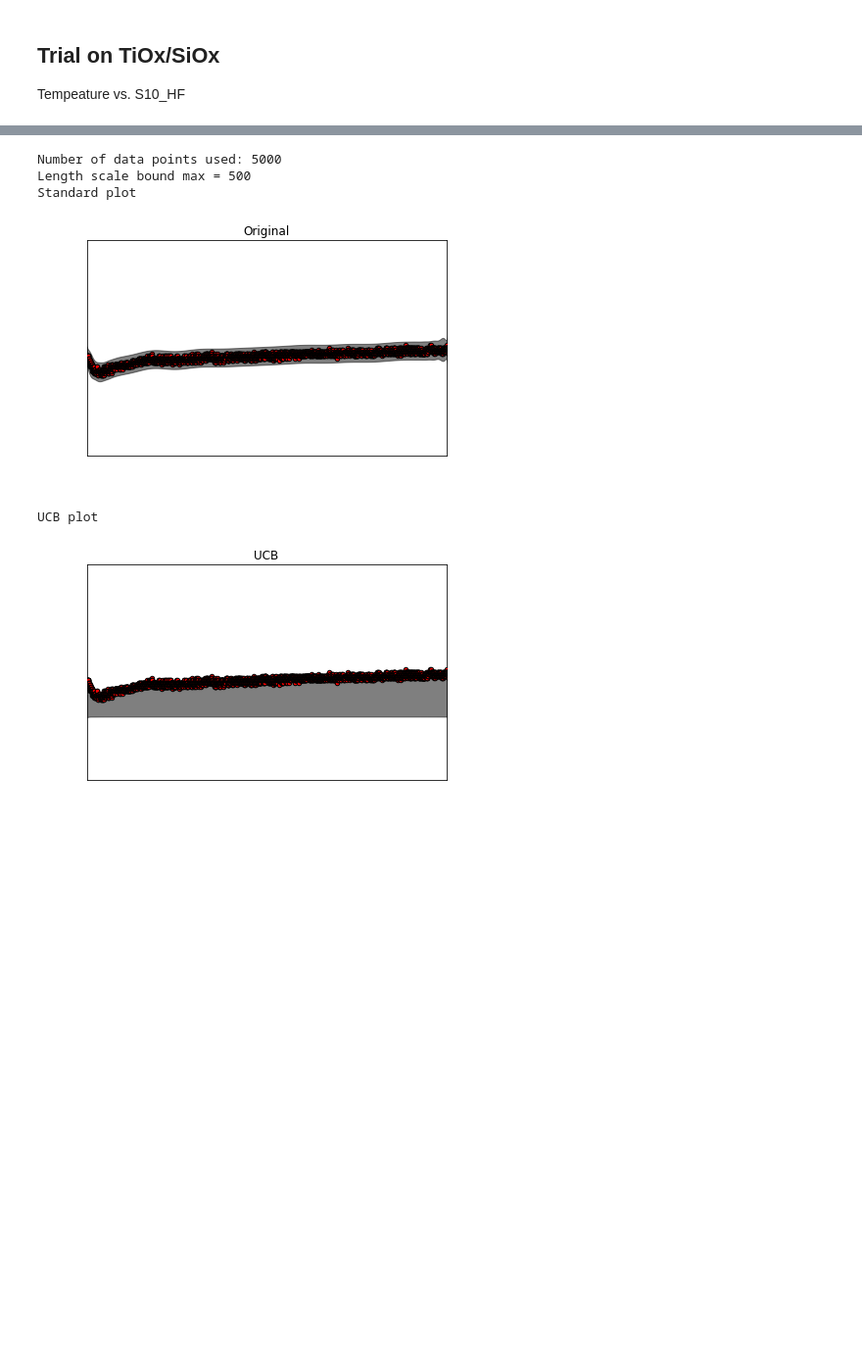
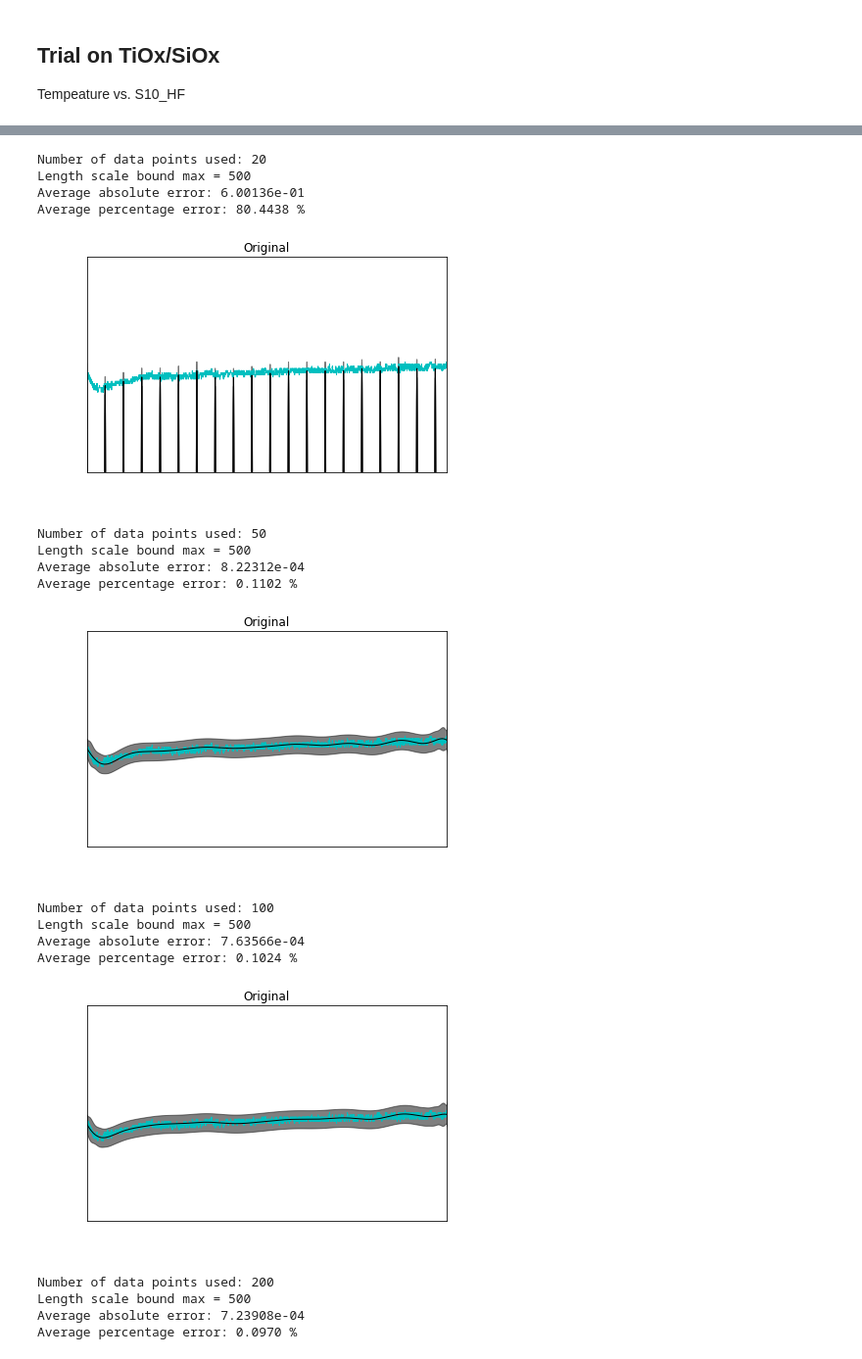
Before and after one commit to michelleliu1027/Bayesian_PV, a Jupyter notebook: BO_lengthscale.ipynb, the cells around one changed output, grey strips where cells are left out. Shown at 98% size. Drawn from its saved outputs; the diff is of its cells as text; code cells hidden in the pictures; blank space fills up the shorter version.

Commit message:
experiment on lengthscale and  num of data points

```diff
--- a/BO_lengthscale.ipynb
+++ b/BO_lengthscale.ipynb
@@ -96,12 +65,11 @@ def plot (X,X_,y_mean,y,y_cov):
 # %%
 # Preparing training set from a few data points
-#
-x_loop = np.arange(0,5000,100)
-X = x_normal[x_loop].reshape(x_loop.size)
+NUM_OF_DATA_POINTS = 100
+x_loop = np.arange(0,5000,int(5000/NUM_OF_DATA_POINTS))
+X = x_loop
 Y = y_normal[x_loop]
 X = X.reshape(x_loop.size,1)
 
-X_ = np.linspace(0,5000, 5000)
 
 # Kernel setting
 length_scale_bounds_MAX = None
@@ -111,12 +79,11 @@ for length_scale_bounds_MAX in (10,20,50,100,200,400,500,700,1000,1500,2000):
     kernel = 1.0 * RBF(length_scale=20,length_scale_bounds=(length_scale_bounds_MIN, length_scale_bounds_MAX)) + WhiteKernel(noise_level=0.0001)
     gp = GaussianProcessRegressor(kernel=kernel,alpha=0.0).fit(X, Y)
     y_mean = gp.predict(X_[:, np.newaxis])
-    acp_value = ucb(X_, gp, 0.1, 5)
-    ucb_y_min = acp_value[-1]
     print('Length scale bound max =',length_scale_bounds_MAX)
-    # ,'\nStandard plot')
-    plot (X,X_,y_mean,y,y_cov)
-    # print('UCB plot')
-    # ucb_plot(X,Y,X_, y_mean,ucb_y_min)
+    print ('Average absolute error:',
+    np.format_float_scientific(np.mean(np.absolute(y_normal-y_mean)),precision=5))
+    print ('Average percentage error:',
+    np.format_float_positional(np.mean(np.absolute((y_normal-y_mean)/y_normal*100)),precision=4),'%')
+    plot(x_normal ,y_normal, X,X_,y_mean,Y,y_cov)
 # %% [output]
 Length scale bound max = 10
@@ -134,34 +113,44 @@ Length scale bound max = 400
 ... (10 outputs left out)
 # %%
-# Preparing training set from a few data points
-#
-x_loop = np.arange(0,5000,1)
-X = x_normal[x_loop].reshape(x_loop.size)
-Y = y_normal[x_loop]
-X = X.reshape(x_loop.size,1)
-
-X_ = np.linspace(0,5000, 5000)
-
+# Preparing training set from a range of data points
 # Kernel setting
 length_scale_bounds_MAX = 500
 length_scale_bounds_MIN = 1e-4
 
-# for length_scale_bounds_MAX in (10,20,50,100,200,400,500,700,1000,1500,2000):
+for NUM_OF_DATA_POINTS in (20,50,100,200,500,1000,2000,3000,4000,5000):
+    x_loop = np.arange(0,5000,int(5000/NUM_OF_DATA_POINTS))
+    X = x_normal[x_loop].reshape(x_loop.size)
+    Y = y_normal[x_loop]
+    X = X.reshape(x_loop.size,1)
 
-kernel = 1.0 * RBF(length_scale=20,length_scale_bounds=(length_scale_bounds_MIN, length_scale_bounds_MAX)) + WhiteKernel(noise_level=0.00000001)
-gp = GaussianProcessRegressor(kernel=kernel,alpha=0.0).fit(X, Y)
-y_mean = gp.predict(X_[:, np.newaxis])
-acp_value = ucb(X_, gp, 0.1, 5)
-ucb_y_min = acp_value[-1]
-print('Number of data points used:', x_loop.size)
-print('Length scale bound max =',length_scale_bounds_MAX,'\nStandard plot')
-plot (X,X_,y_mean,Y,y_cov)
-print('UCB plot')
-ucb_plot(X,Y,X_, y_mean,ucb_y_min)
+    kernel = 1.0 * RBF(length_scale=20,length_scale_bounds=(length_scale_bounds_MIN, length_scale_bounds_MAX)) + WhiteKernel(noise_level=0.00000001)
+    gp = GaussianProcessRegressor(kernel=kernel,alpha=0.0).fit(X, Y)
+    y_mean = gp.predict(X_[:, np.newaxis])
+
+    print('Number of data points used:', x_loop.size)
+    print('Length scale bound max =',length_scale_bounds_MAX)
+    print ('Average absolute error:',
+    np.format_float_scientific(np.mean(np.absolute(y_normal-y_mean)),precision=5))
+    print ('Average percentage error:',
+    np.format_float_positional(np.mean(np.absolute((y_normal-y_mean)/y_normal*100)),precision=4),'%')
+    plot(x_normal ,y_normal, X,X_,y_mean,Y,y_cov)
 # %% [output]
-Number of data points used: 5000
+Number of data points used: 20
 Length scale bound max = 500
-Standard plot
+Average absolute error: 6.00136e-01
+Average percentage error: 80.4438 %
-[figure, old version]
+[figure, new version]
-UCB plot
+Number of data points used: 50
+Length scale bound max = 500
+Average absolute error: 8.22312e-04
+Average percentage error: 0.1102 %
-[figure, old version]
+[figure, new version]
+Number of data points used: 100
+Length scale bound max = 500
+Average absolute error: 7.63566e-04
+Average percentage error: 0.1024 %
+[figure, added]
+Number of data points used: 200
+Length scale bound max = 500
+Average absolute error: 7.23908e-04
+Average percentage error: 0.0970 %
```
Also changed, not shown: parts of 6 cells of this notebook.
